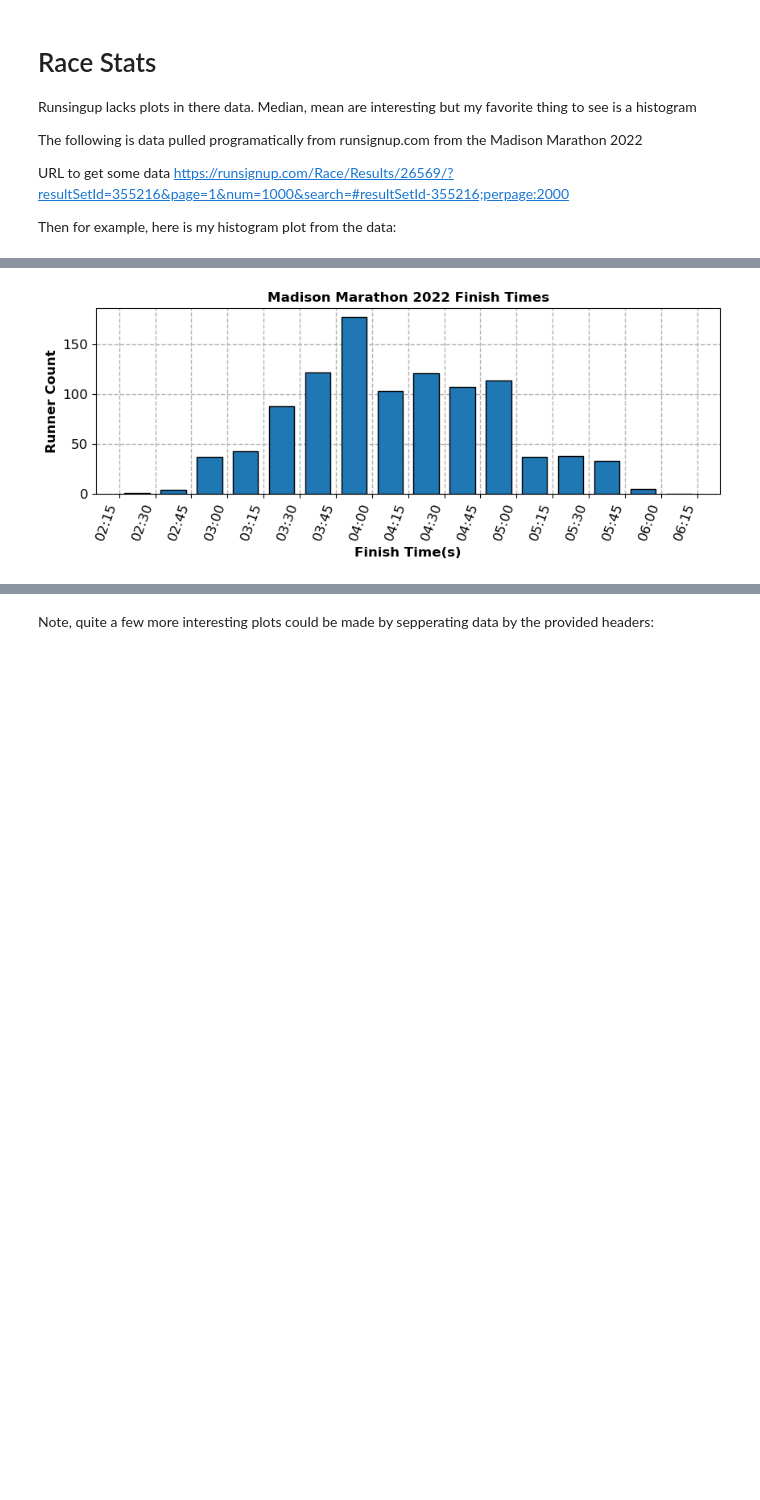
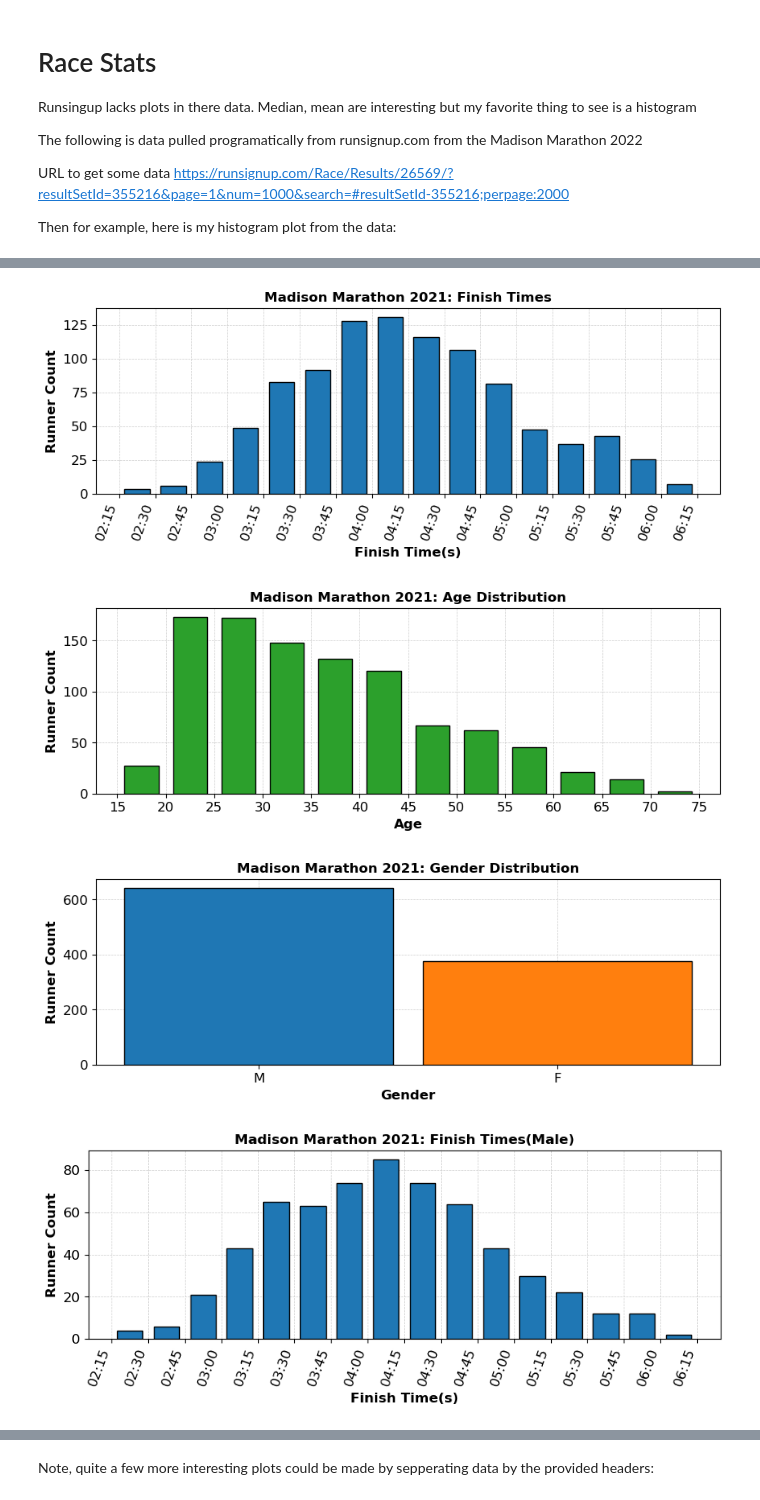
Before and after one commit to NateZimmer/run_data, a Jupyter notebook: race_stats.ipynb, the cells around one changed output, grey strips where cells are left out. Cells and saved outputs as stored; diff of their text form; code cells hidden in the pictures; blank space fills up the shorter version.

Commit message:
more plots

```diff
--- a/race_stats.ipynb
+++ b/race_stats.ipynb
@@ -11,4 +20,15 @@ Then for example, here is my histogram plot from the data:
 # %%
 if 'fig_1' in globals(): display(fig_1)
+
+if 'fig_race_age' in globals(): display(fig_race_age)
+
+if 'fig_race_gender' in globals(): display(fig_race_gender)
+
+if 'fig_male_finish' in globals(): display(fig_male_finish)
+
+if 'fig_female_finish' in globals(): display(fig_female_finish)
 # %% [output]
-[figure, old version]
+[figure, new version]
+[figure, added]
+[figure, added]
+[figure, added]
```
Also changed, not shown: parts of 12 cells of this notebook, 1 other file.
